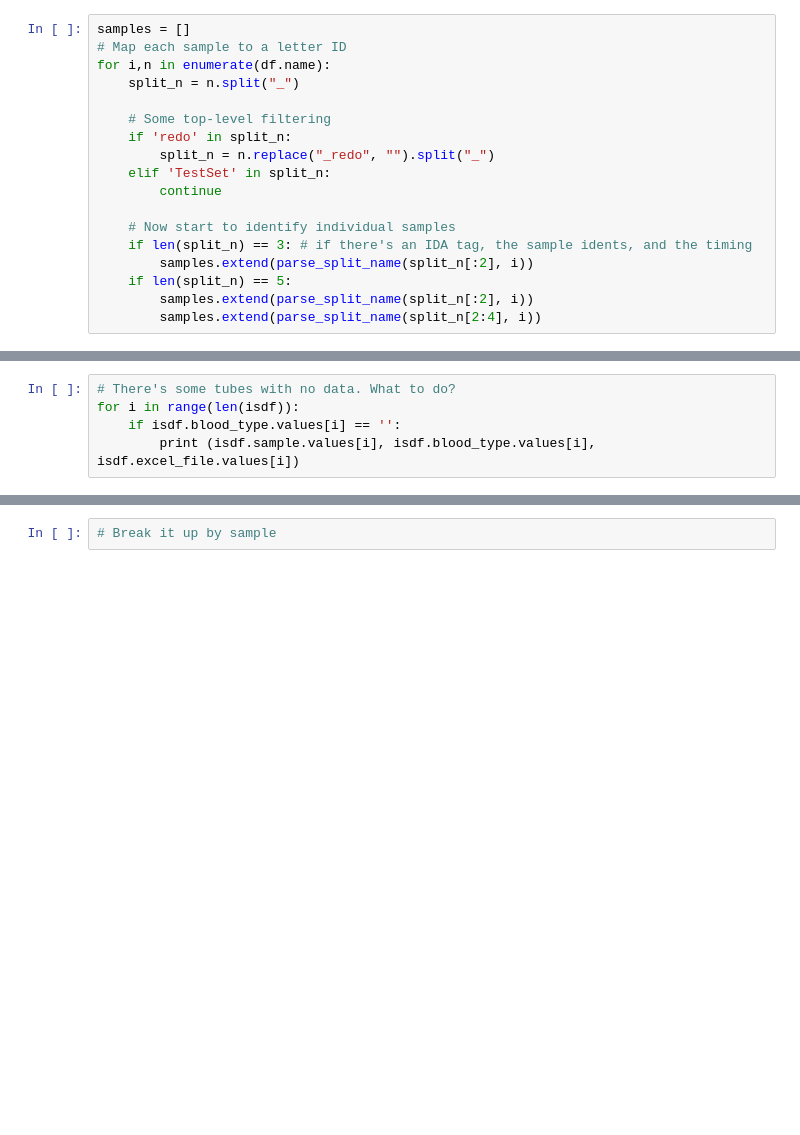
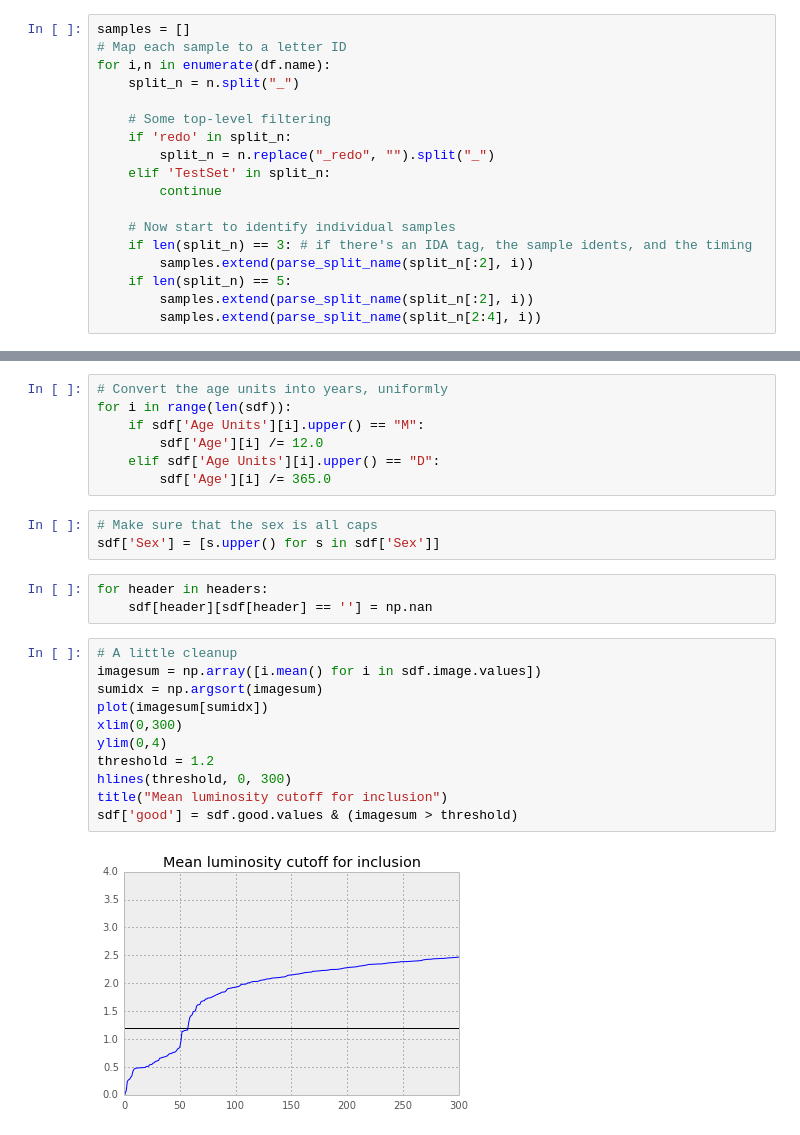
Before and after one commit to alexbw/ida, a Jupyter notebook: Reading Blurd Excel Files.ipynb, the cells around one changed output, grey strips where cells are left out. Cells and saved outputs as stored; diff of their text form; blank space fills up the shorter version.

```diff
--- a/Reading Blurd Excel Files.ipynb
+++ b/Reading Blurd Excel Files.ipynb
@@ -177,5 +158,0 @@ plot(p[:,0], p[:,1], '.')
-# %%
-# There's some tubes with no data. What to do?
-for i in range(len(isdf)):
-    if isdf.blood_type.values[i] == '':
-        print (isdf.sample.values[i], isdf.blood_type.values[i], isdf.excel_file.values[i])
@@ -186,2 +159,26 @@ for i in range(len(isdf)):
-# %%
-# Break it up by sample
+# %%
+# Convert the age units into years, uniformly
+for i in range(len(sdf)):
+    if sdf['Age Units'][i].upper() == "M":
+        sdf['Age'][i] /= 12.0
+    elif sdf['Age Units'][i].upper() == "D":
+        sdf['Age'][i] /= 365.0
+# %%
+# Make sure that the sex is all caps
+sdf['Sex'] = [s.upper() for s in sdf['Sex']]
+# %%
+for header in headers:
+    sdf[header][sdf[header] == ''] = np.nan
+# %%
+# A little cleanup
+imagesum = np.array([i.mean() for i in sdf.image.values])
+sumidx = np.argsort(imagesum)
+plot(imagesum[sumidx])
+xlim(0,300)
+ylim(0,4)
+threshold = 1.2
+hlines(threshold, 0, 300)
+title("Mean luminosity cutoff for inclusion")
+sdf['good'] = sdf.good.values & (imagesum > threshold)
+# %% [output]
+[figure, added]
```
Also changed, not shown: parts of 13 cells of this notebook.
